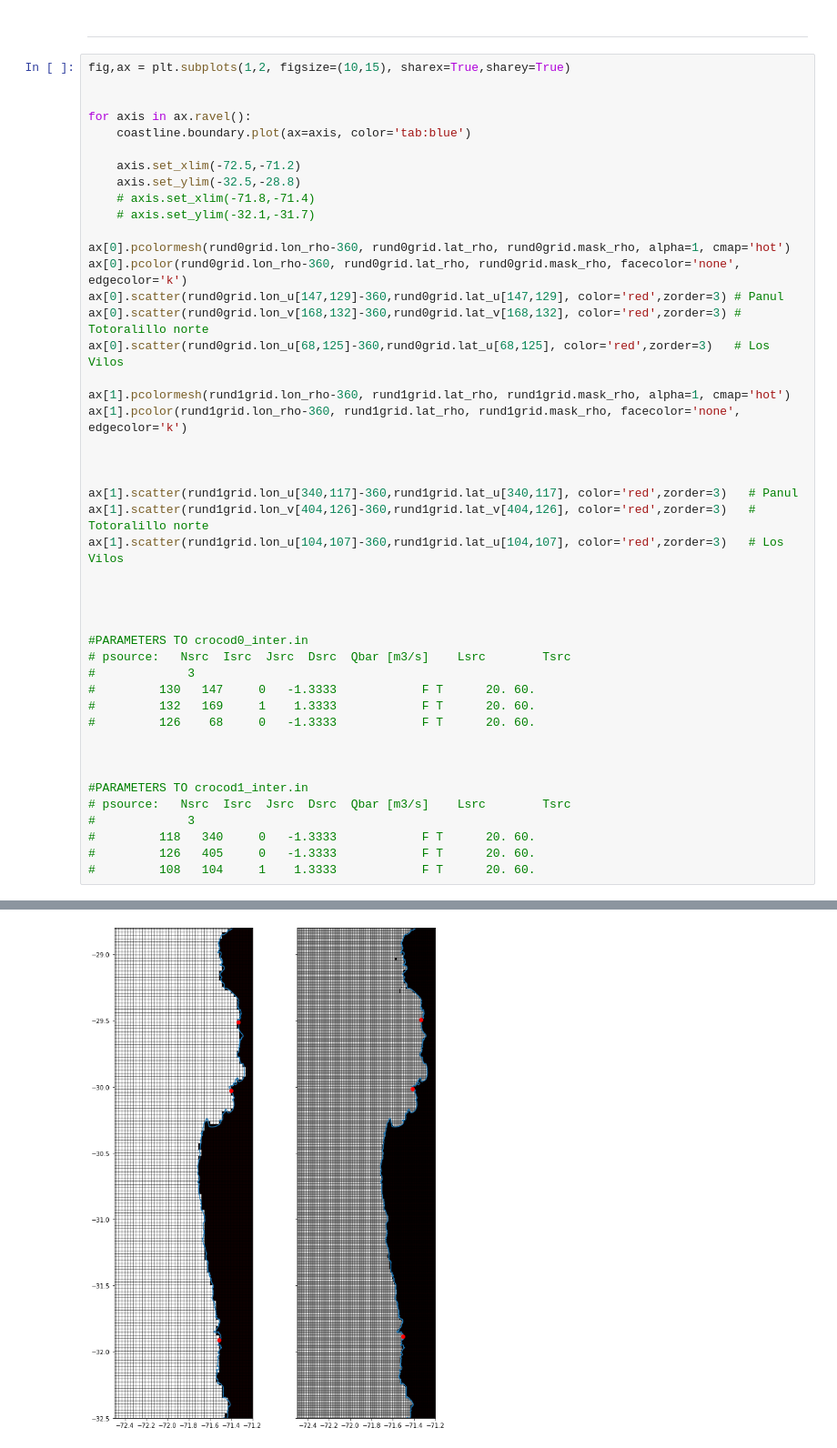
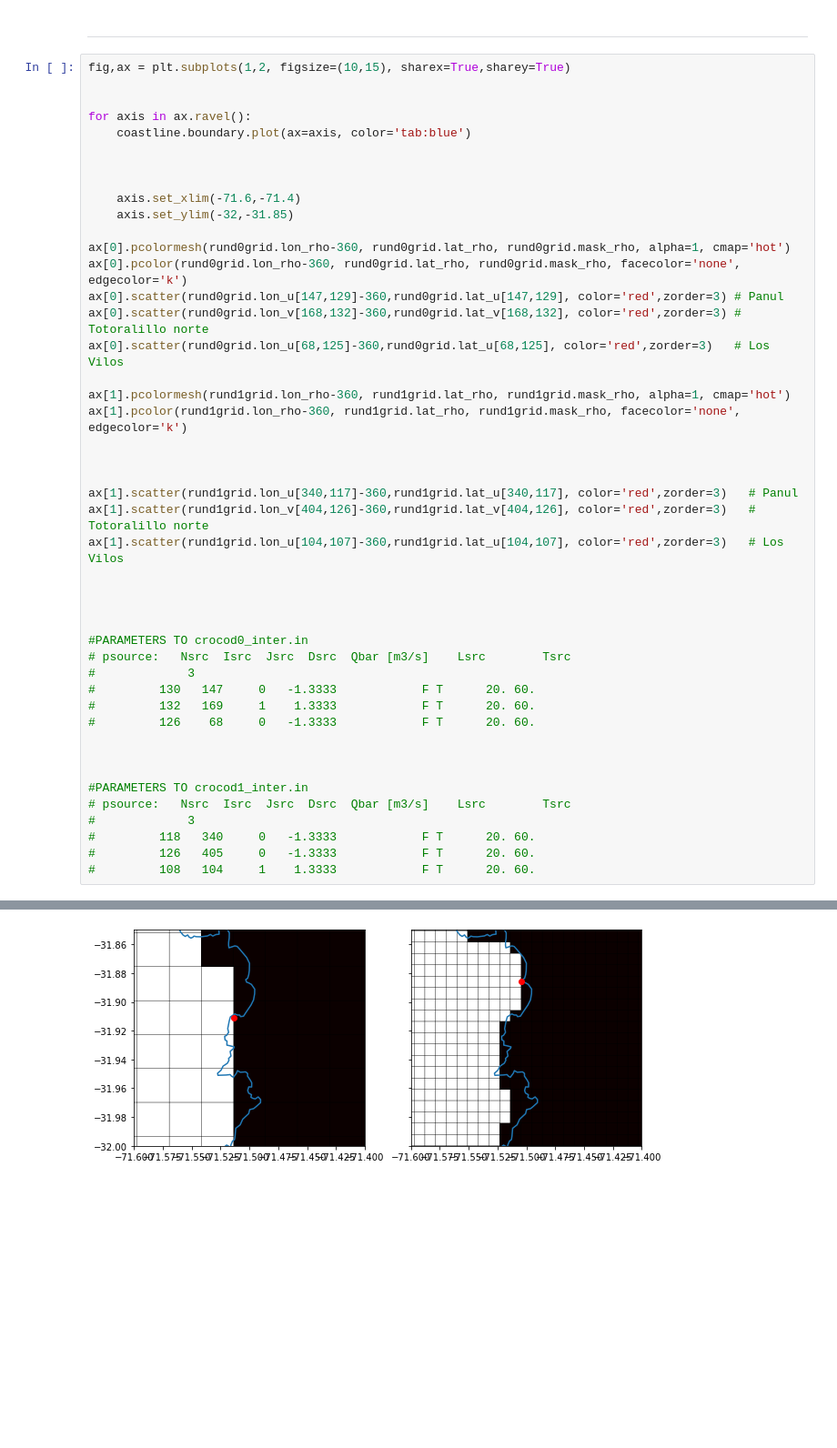
Before and after one commit to lucasglasner/CROCOSIMS, a Jupyter notebook: SIMSEQUIA/grids.ipynb, the cells around one changed output, grey strips where cells are left out. Shown at 91% size. Cells and saved outputs as stored; diff of their text form; blank space fills up the shorter version.

```diff
--- a/SIMSEQUIA/grids.ipynb
+++ b/SIMSEQUIA/grids.ipynb
@@ -103,10 +103,10 @@ fig,ax = plt.subplots(1,2, figsize=(10,15), sharex=True,sharey=True)
 for axis in ax.ravel():
     coastline.boundary.plot(ax=axis, color='tab:blue')
 
-    axis.set_xlim(-72.5,-71.2)
-    axis.set_ylim(-32.5,-28.8)
-    # axis.set_xlim(-71.8,-71.4)
-    # axis.set_ylim(-32.1,-31.7)
+
+
+    axis.set_xlim(-71.6,-71.4)
+    axis.set_ylim(-32,-31.85)
 
 ax[0].pcolormesh(rund0grid.lon_rho-360, rund0grid.lat_rho, rund0grid.mask_rho, alpha=1, cmap='hot')
 ax[0].pcolor(rund0grid.lon_rho-360, rund0grid.lat_rho, rund0grid.mask_rho, facecolor='none', edgecolor='k')
@@ -116,31 +116,31 @@ ax[0].scatter(rund0grid.lon_u[68,125]-360,rund0grid.lat_u[68,125], color='red',z
 
 ax[1].pcolormesh(rund1grid.lon_rho-360, rund1grid.lat_rho, rund1grid.mask_rho, alpha=1, cmap='hot')
 ax[1].pcolor(rund1grid.lon_rho-360, rund1grid.lat_rho, rund1grid.mask_rho, facecolor='none', edgecolor='k')
 
 
 
 ax[1].scatter(rund1grid.lon_u[340,117]-360,rund1grid.lat_u[340,117], color='red',zorder=3)   # Panul
 ax[1].scatter(rund1grid.lon_v[404,126]-360,rund1grid.lat_v[404,126], color='red',zorder=3)   # Totoralillo norte
 ax[1].scatter(rund1grid.lon_u[104,107]-360,rund1grid.lat_u[104,107], color='red',zorder=3)   # Los Vilos
 
 
 
 
 #PARAMETERS TO crocod0_inter.in
 # psource:   Nsrc  Isrc  Jsrc  Dsrc  Qbar [m3/s]    Lsrc        Tsrc
 #             3
 # 		  130   147     0   -1.3333            F T      20. 60.
 # 		  132   169     1    1.3333            F T      20. 60.
 # 		  126    68     0   -1.3333            F T      20. 60.
 
 
 
 #PARAMETERS TO crocod1_inter.in
 # psource:   Nsrc  Isrc  Jsrc  Dsrc  Qbar [m3/s]    Lsrc        Tsrc
 #             3
 # 		  118   340     0   -1.3333            F T      20. 60.
 # 		  126   405     0   -1.3333            F T      20. 60.
 # 		  108   104     1    1.3333            F T      20. 60.
 # %% [output]
 <matplotlib.collections.PathCollection at 0x...>
-[figure, old version]
+[figure, new version]
```
Also changed, not shown: 1 other file.
